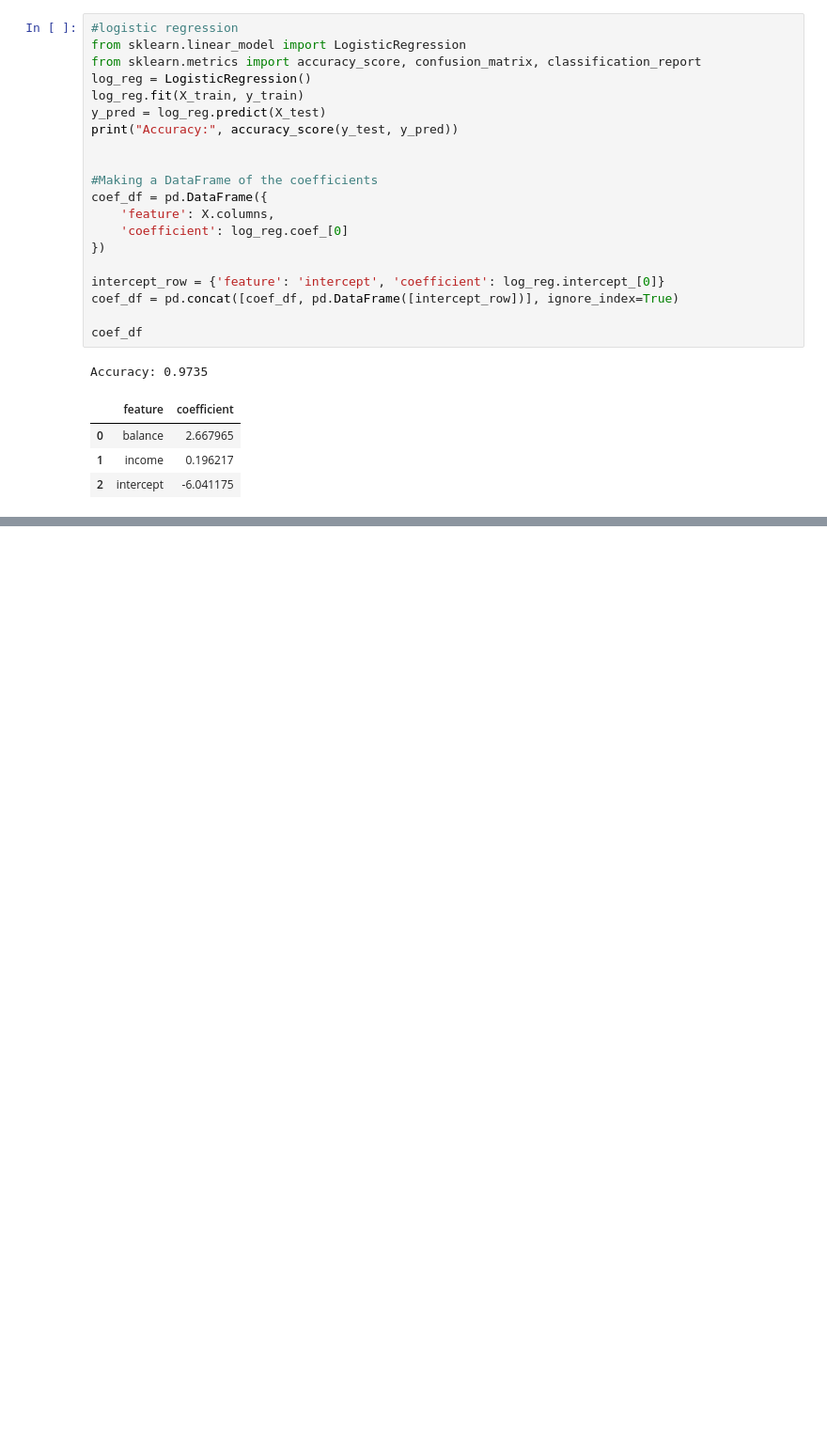
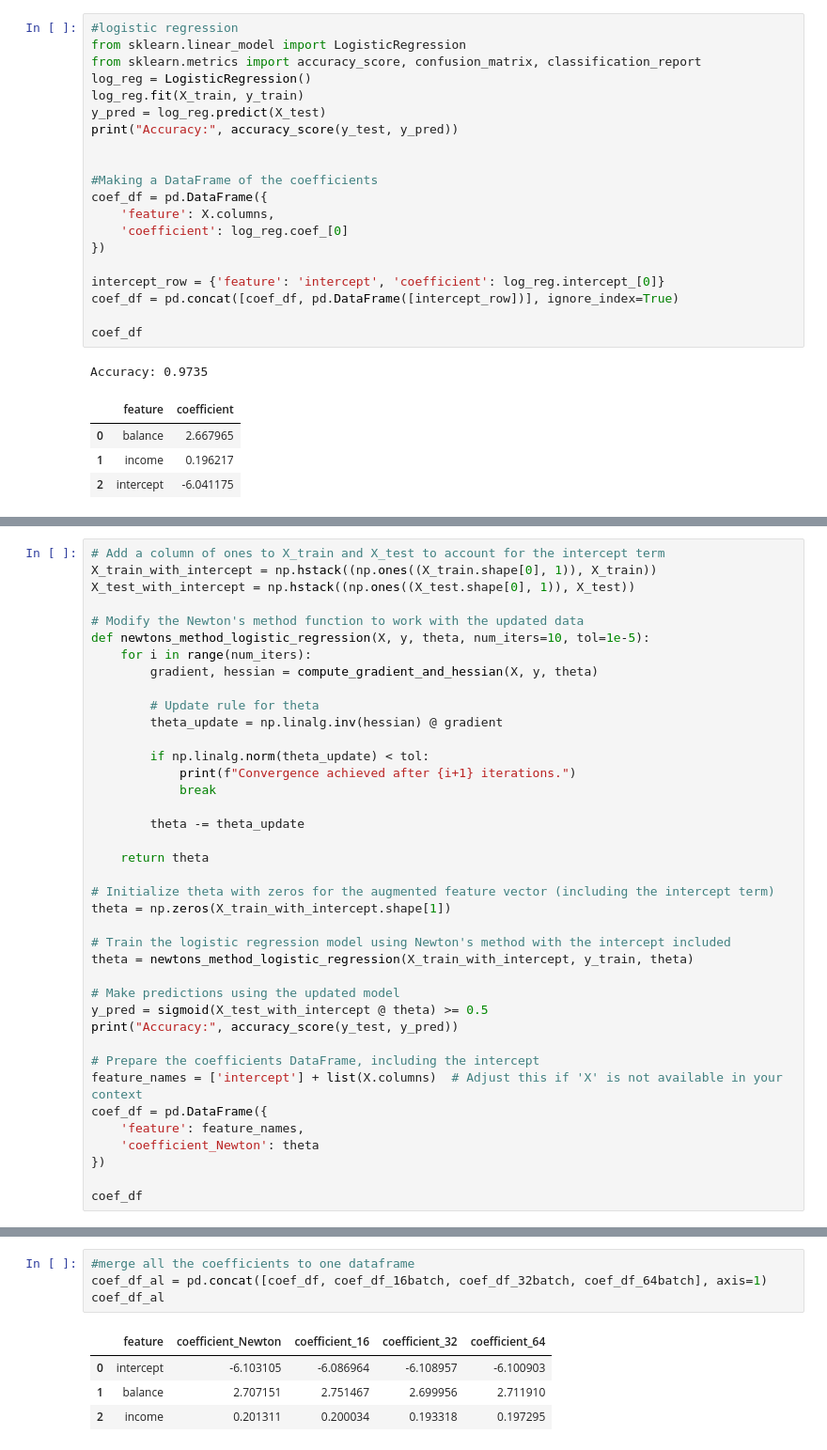
Before and after one commit to krishangupta33/Unboxing-Black-Box-ML-Models, a Jupyter notebook: HW5/HW5.ipynb, the cells around one changed output, grey strips where cells are left out. Shown at 94% size. Saved outputs shown, nothing was run; the diff lists cells and outputs as text; blank space fills up the shorter version.

Commit message:
Newtons method

```diff
--- a/HW5/HW5.ipynb
+++ b/HW5/HW5.ipynb
@@ -171,0 +154,39 @@ final_theta
+# %%
+# Add a column of ones to X_train and X_test to account for the intercept term
+X_train_with_intercept = np.hstack((np.ones((X_train.shape[0], 1)), X_train))
+X_test_with_intercept = np.hstack((np.ones((X_test.shape[0], 1)), X_test))
+
+# Modify the Newton's method function to work with the updated data
+def newtons_method_logistic_regression(X, y, theta, num_iters=10, tol=1e-5):
+    for i in range(num_iters):
+        gradient, hessian = compute_gradient_and_hessian(X, y, theta)
+
+        # Update rule for theta
+        theta_update = np.linalg.inv(hessian) @ gradient
+
+        if np.linalg.norm(theta_update) < tol:
+            print(f"Convergence achieved after {i+1} iterations.")
+            break
+
+        theta -= theta_update
+
+    return theta
+
+# Initialize theta with zeros for the augmented feature vector (including the intercept term)
+theta = np.zeros(X_train_with_intercept.shape[1])
+
+# Train the logistic regression model using Newton's method with the intercept included
+theta = newtons_method_logistic_regression(X_train_with_intercept, y_train, theta)
+
+# Make predictions using the updated model
+y_pred = sigmoid(X_test_with_intercept @ theta) >= 0.5
+print("Accuracy:", accuracy_score(y_test, y_pred))
+
+# Prepare the coefficients DataFrame, including the intercept
+feature_names = ['intercept'] + list(X.columns)  # Adjust this if 'X' is not available in your context
+coef_df = pd.DataFrame({
+    'feature': feature_names,
+    'coefficient_Newton': theta
+})
+
+coef_df
@@ -171,0 +342,9 @@ final_theta
+# %%
+#merge all the coefficients to one dataframe
+coef_df_al = pd.concat([coef_df, coef_df_16batch, coef_df_32batch, coef_df_64batch], axis=1)
+coef_df_al
+# %% [output]
+|  | feature | coefficient_Newton | coefficient_16 | coefficient_32 | coefficient_64 |
+| 0 | intercept | -6.103105 | -6.086964 | -6.108957 | -6.100903 |
+| 1 | balance | 2.707151 | 2.751467 | 2.699956 | 2.711910 |
+| 2 | income | 0.201311 | 0.200034 | 0.193318 | 0.197295 |
```
Also changed, not shown: parts of 13 cells of this notebook.
